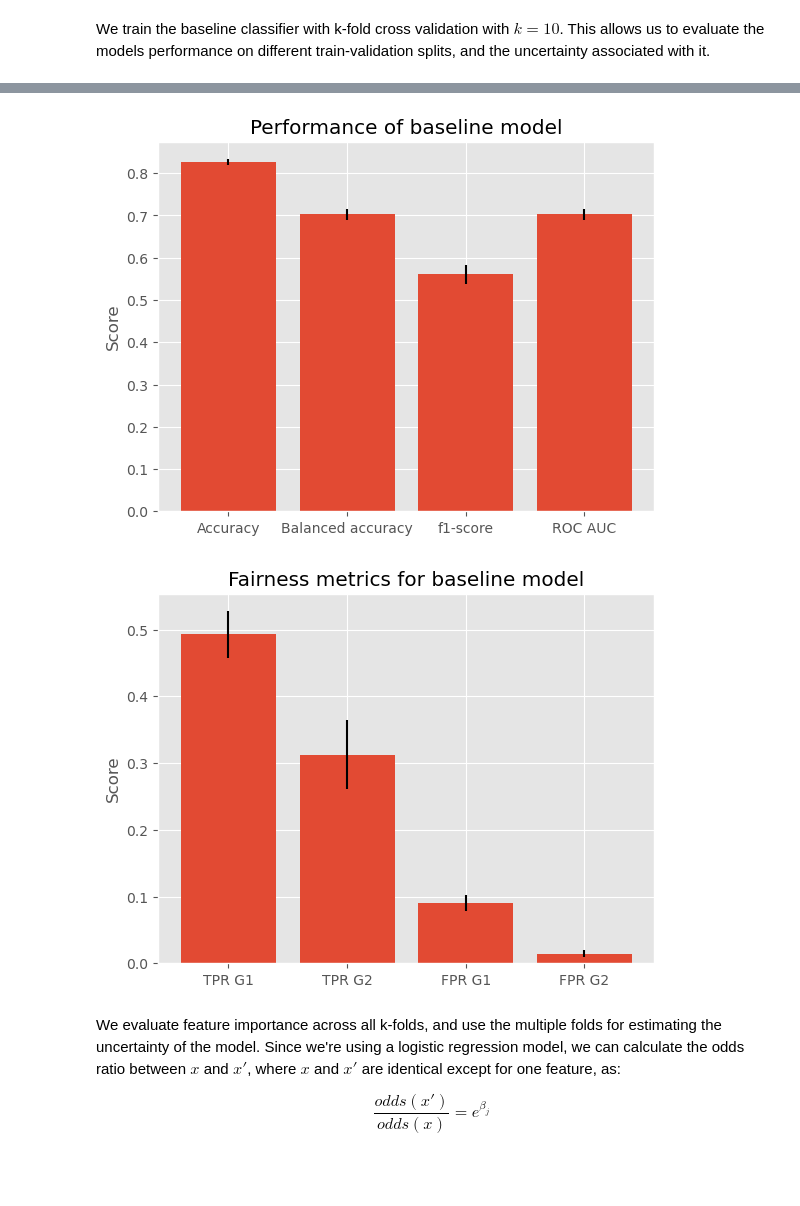
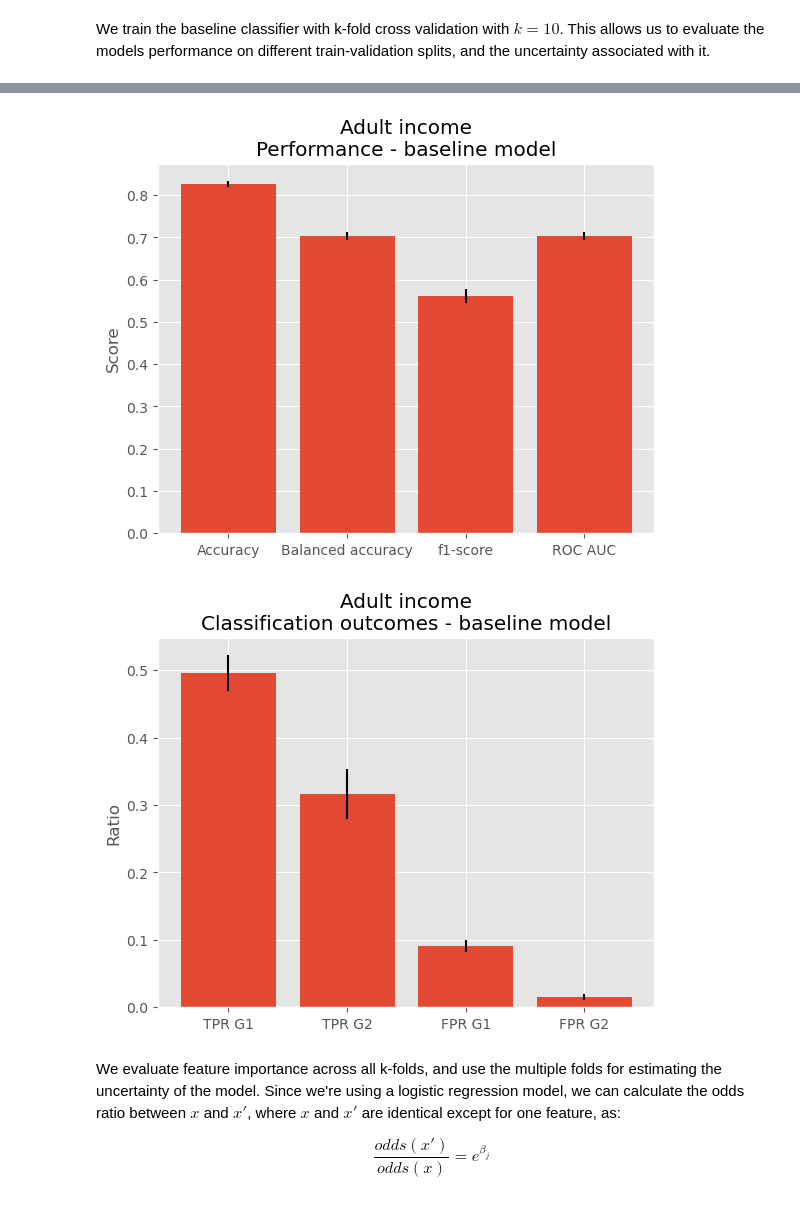
Before and after one commit to Marcus-Friis/afae-exam, a Jupyter notebook: notebook.ipynb, the cells around one changed output, grey strips where cells are left out. Saved outputs shown, nothing was run; the diff lists cells and outputs as text; code cells hidden in the pictures; blank space fills up the shorter version.

```diff
--- a/notebook.ipynb
+++ b/notebook.ipynb
@@ -198,27 +198,27 @@ standardscaler__educational-num                     1.956542  1.923239
 # %%
 perf_base = tracker_base.get_mean_performance()
 fig, ax = plt.subplots()
 ax.bar(perf_base.keys(), [v[0] for v in perf_base.values()], yerr=[v[1] for v in perf_base.values()])
-ax.set_title('Performance of baseline model')
+ax.set_title('Adult income - baseline model\nPerformance')
 ax.set_ylabel('Score')
 
-FIG_PATH = 'reports/figs/'
+FIG_PATH = 'reports/figs/income/'
 def savefig(fname, dpi=None):
     dpi = 150 if dpi == None else dpi
     plt.savefig(os.path.join(FIG_PATH, fname), bbox_inches='tight', dpi=dpi)
 
 savefig('baseline_performance.svg')
 # %% [output]
-[figure, old version]
+[figure, new version]
 # %%
 fairness_base = tracker_base.get_mean_fairness()
 fig, ax = plt.subplots()
 ax.bar(fairness_base.keys(), [v[0] for v in fairness_base.values()], yerr=[v[1] for v in fairness_base.values()])
-ax.set_title('Fairness metrics for baseline model')
-ax.set_ylabel('Score')
+ax.set_title('Adult income - baseline model\nClassification outcomes')
+ax.set_ylabel('Ratio')
 savefig('baseline_fairness.svg')
 # %% [output]
-[figure, old version]
+[figure, new version]
 # %% [markdown]
 We evaluate feature importance across all k-folds, and use the multiple folds for estimating the uncertainty of the model. Since we're using a logistic regression model, we can calculate the odds ratio between $x$ and $x'$, where $x$ and $x'$ are identical except for one feature, as:
 
```
Also changed, not shown: parts of 27 cells of this notebook.
